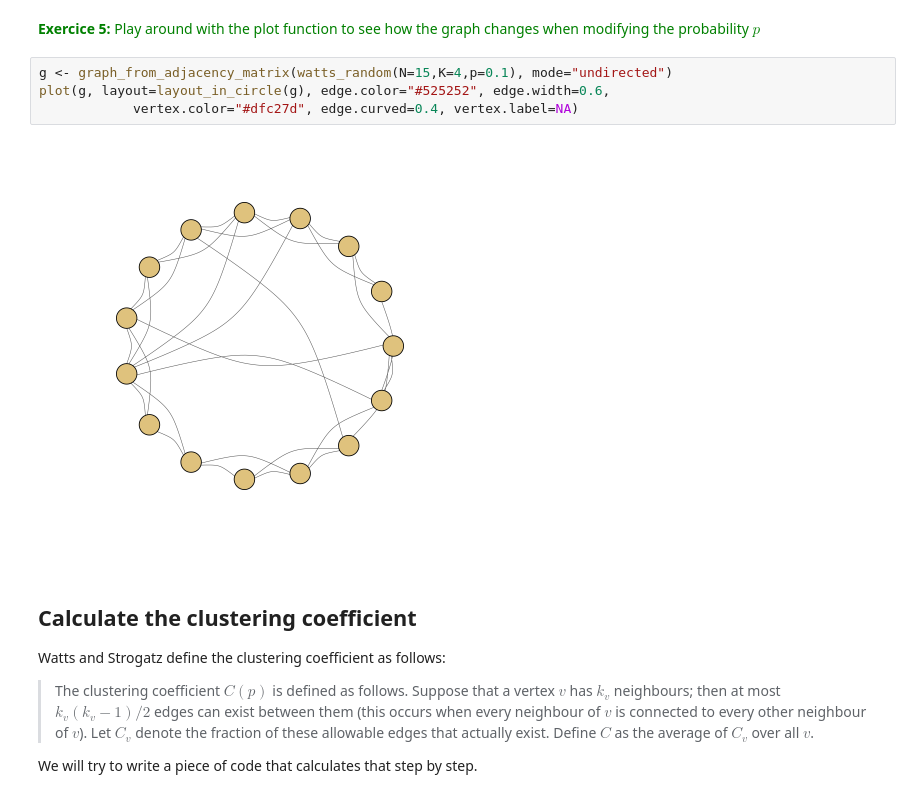
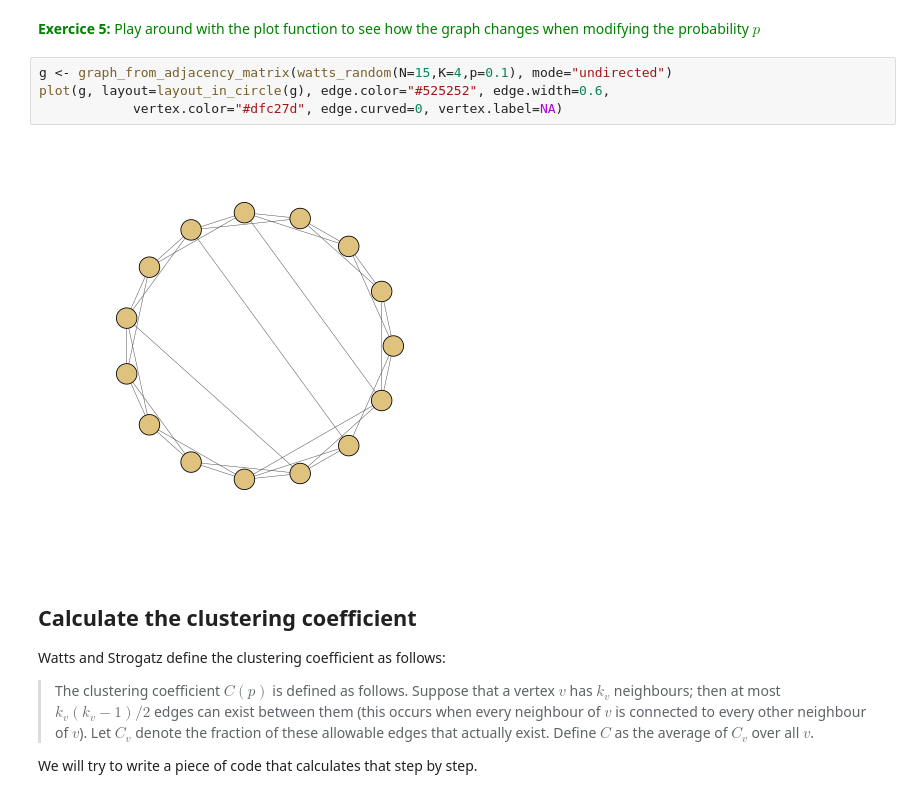
Before and after one commit to bernibra/Quantitative-Approaches-practical, a Jupyter notebook: index.ipynb, the cells around one changed output. Saved outputs shown, nothing was run; the diff lists cells and outputs as text.

```diff
--- a/index.ipynb
+++ b/index.ipynb
@@ -134,9 +134,9 @@ watts_random <- function(N,K,p){
 # %%
 g <- graph_from_adjacency_matrix(watts_random(N=15,K=4,p=0.1), mode="undirected")
 plot(g, layout=layout_in_circle(g), edge.color="#525252", edge.width=0.6,
-            vertex.color="#dfc27d", edge.curved=0.4, vertex.label=NA)
+            vertex.color="#dfc27d", edge.curved=0, vertex.label=NA)
 # %% [output]
-[figure, old version]
+[figure, new version]
 # %% [markdown]
 
 
```
Also changed, not shown: parts of 7 cells of this notebook.
